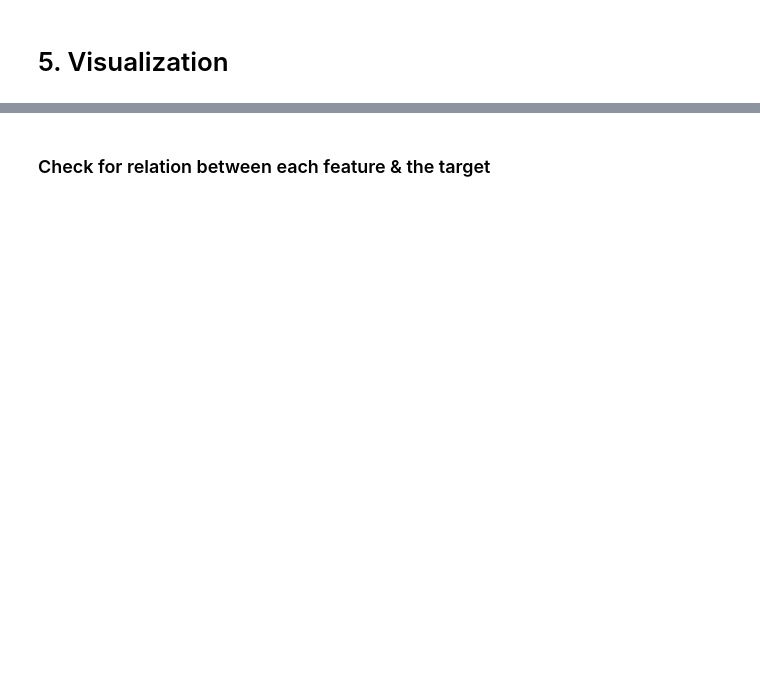
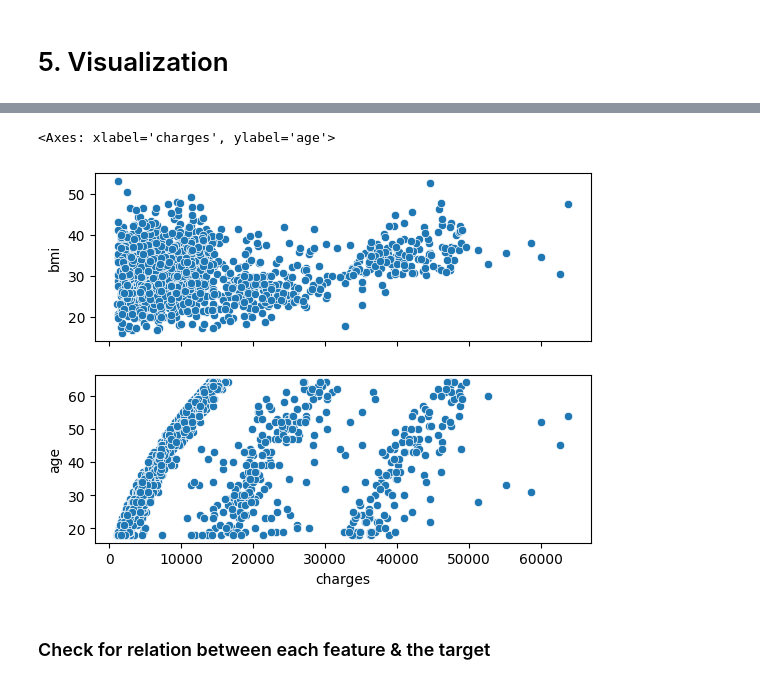
Before and after one commit to MohamadElnomrossie/Alex8, a Jupyter notebook: Data Science/Medical-Insurance/Medical Insurance/Medical Insurance.ipynb, the cells around one changed output, grey strips where cells are left out. Drawn from its saved outputs; the diff is of its cells as text; code cells hidden in the pictures; blank space fills up the shorter version.

```diff
--- a/Data Science/Medical-Insurance/Medical Insurance/Medical Insurance.ipynb
+++ b/Data Science/Medical-Insurance/Medical Insurance/Medical Insurance.ipynb
@@ -14,2 +114,10 @@ filterwarnings("ignore")
+# %%
+fig,ax=plt.subplots(2,sharex=True)
+
+sb.scatterplot(data=df,x='charges',y='bmi',ax=ax[0])
+sb.scatterplot(data=df,x='charges',y='age',ax=ax[1])
+# %% [output]
+<Axes: xlabel='charges', ylabel='age'>
+[figure, added]
 # %% [markdown]
 ### Check for relation between each feature & the target
```
Also changed, not shown: parts of 17 cells of this notebook, 1 other file.
